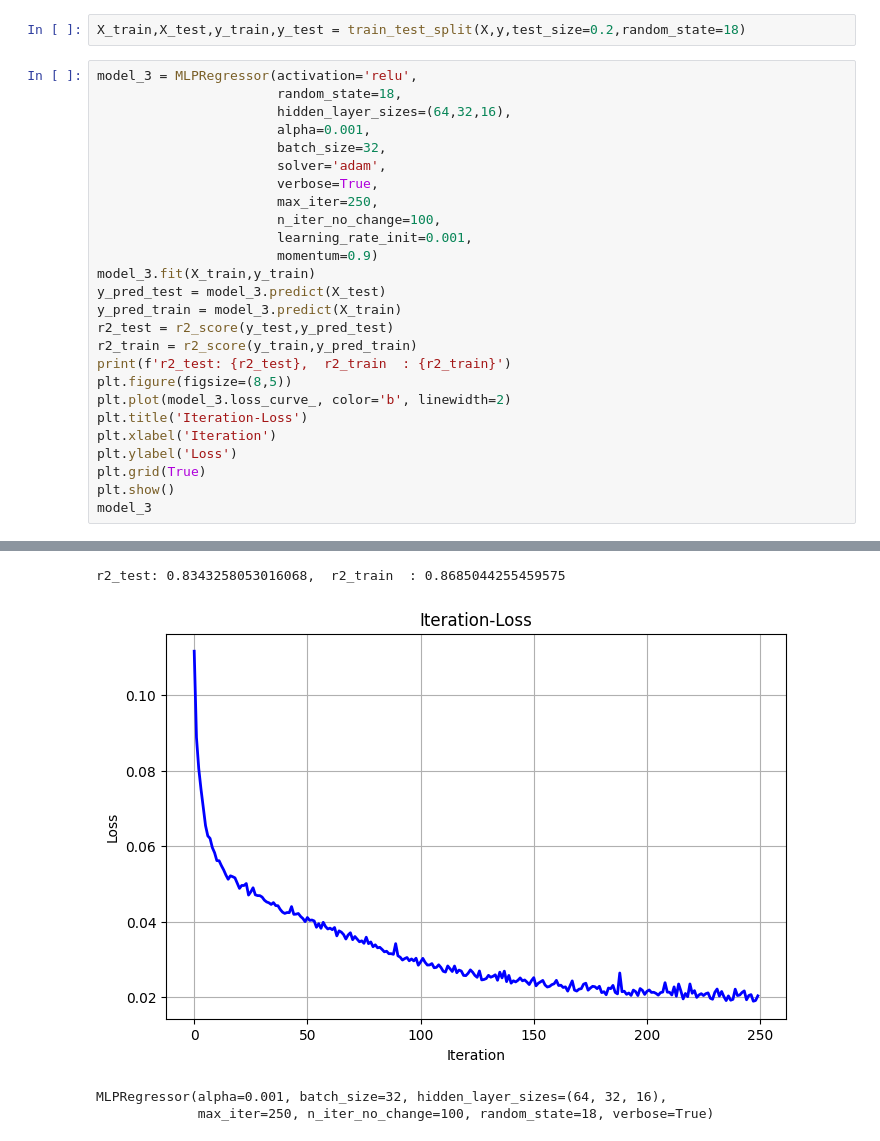
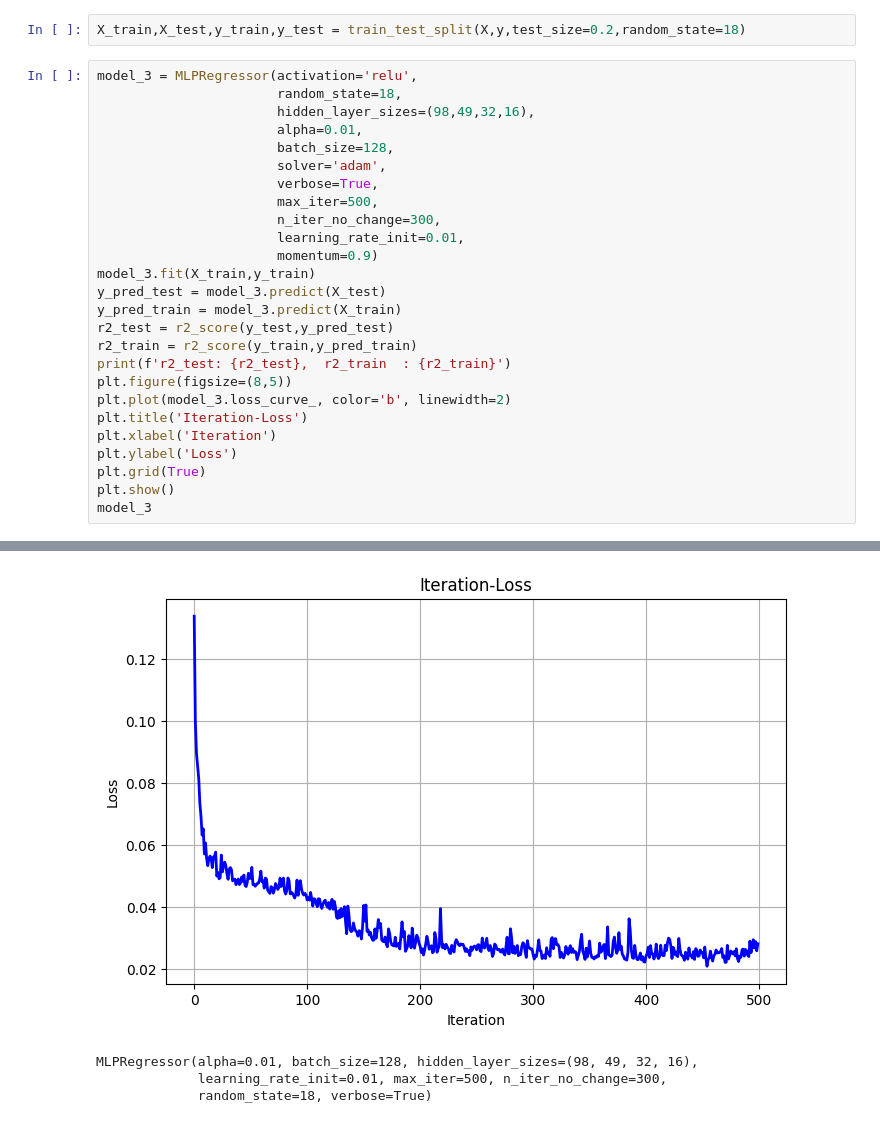
Before and after one commit to mohammadaleee/my-projects, a Jupyter notebook: apple quality/apple quality.ipynb, the cells around one changed output, grey strips where cells are left out. Saved outputs shown, nothing was run; the diff lists cells and outputs as text.

```diff
--- a/apple quality/apple quality.ipynb
+++ b/apple quality/apple quality.ipynb
@@ -37,14 +37,14 @@ X_train,X_test,y_train,y_test = train_test_split(X,y,test_size=0.2,random_state=
 # %%
 model_3 = MLPRegressor(activation='relu',
                        random_state=18,
-                       hidden_layer_sizes=(64,32,16),
-                       alpha=0.001,
-                       batch_size=32,
+                       hidden_layer_sizes=(98,49,32,16),
+                       alpha=0.01,
+                       batch_size=128,
                        solver='adam',
                        verbose=True,
-                       max_iter=250,
-                       n_iter_no_change=100,
-                       learning_rate_init=0.001,
+                       max_iter=500,
+                       n_iter_no_change=300,
+                       learning_rate_init=0.01,
                        momentum=0.9)
 model_3.fit(X_train,y_train)
 y_pred_test = model_3.predict(X_test)
@@ -81,4 +81,4 @@ Iteration 250, loss = 0.02030137
+[figure, new version]
-r2_test: 0.8343258053016068,  r2_train  : 0.8685044255459575
+MLPRegressor(alpha=0.01, batch_size=128, hidden_layer_sizes=(98, 49, 32, 16),
+             learning_rate_init=0.01, max_iter=500, n_iter_no_change=300,
+             random_state=18, verbose=True)
-[figure, old version]
-MLPRegressor(alpha=0.001, batch_size=32, hidden_layer_sizes=(64, 32, 16),
-             max_iter=250, n_iter_no_change=100, random_state=18, verbose=True)
```
Also changed, not shown: parts of 1 cell of this notebook.
